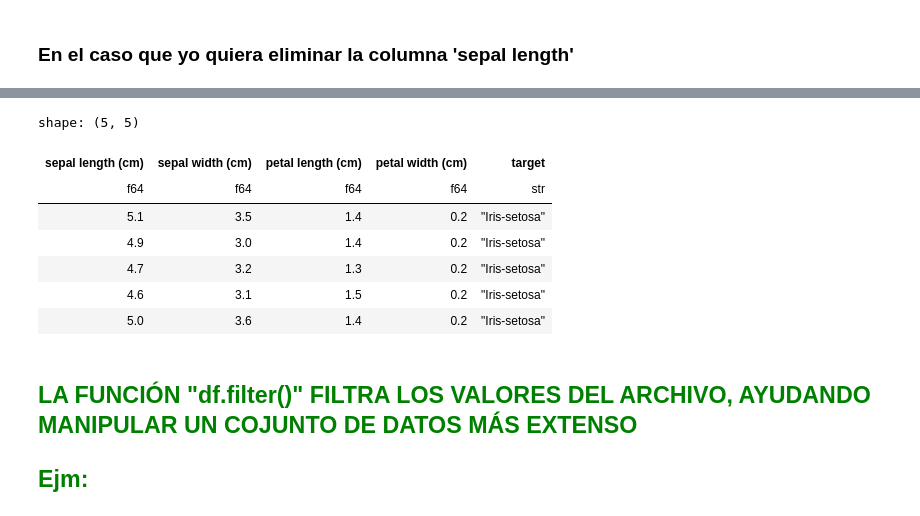
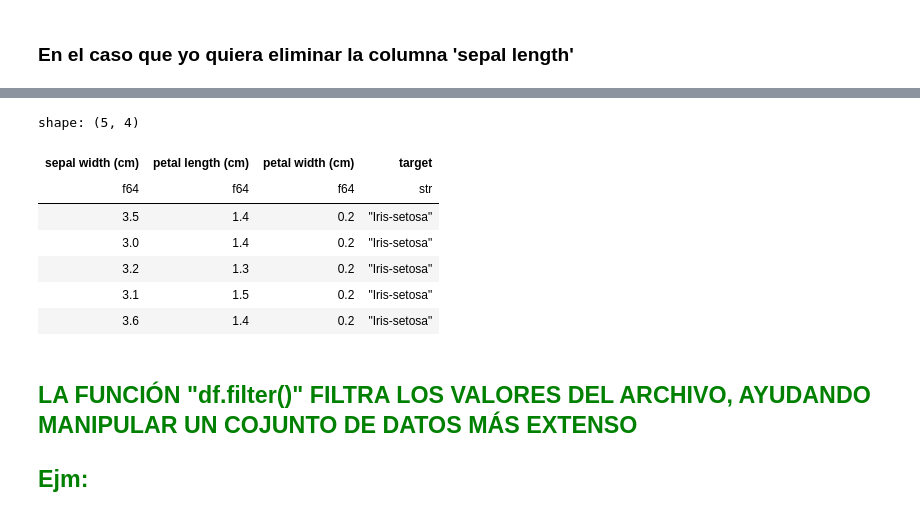
Before and after one commit to LuisDiaz1/Parcial, a Jupyter notebook: Parcial_LPII.ipynb, the cells around one changed output, grey strips where cells are left out. Cells and saved outputs as stored; diff of their text form; code cells hidden in the pictures.

```diff
--- a/Parcial_LPII.ipynb
+++ b/Parcial_LPII.ipynb
@@ -48,15 +94,15 @@ shape: (15, 5)
 # %%
-df.select([pl.exclude('sepal length')]).head()
-#seleccionamos e excluimos la columna'sepal length'
+df.select([pl.exclude('sepal length (cm)')]).head()
+# se elimina la columna 'sepal length (cm)'
 # %% [output]
-shape: (5, 5)
+shape: (5, 4)
-| sepal length (cm) | sepal width (cm) | petal length (cm) | petal width (cm) | target |
-| f64 | f64 | f64 | f64 | str |
-| 5.1 | 3.5 | 1.4 | 0.2 | "Iris-setosa" |
-| 4.9 | 3.0 | 1.4 | 0.2 | "Iris-setosa" |
-| 4.7 | 3.2 | 1.3 | 0.2 | "Iris-setosa" |
-| 4.6 | 3.1 | 1.5 | 0.2 | "Iris-setosa" |
-| 5.0 | 3.6 | 1.4 | 0.2 | "Iris-setosa" |
+| sepal width (cm) | petal length (cm) | petal width (cm) | target |
+| f64 | f64 | f64 | str |
+| 3.5 | 1.4 | 0.2 | "Iris-setosa" |
+| 3.0 | 1.4 | 0.2 | "Iris-setosa" |
+| 3.2 | 1.3 | 0.2 | "Iris-setosa" |
+| 3.1 | 1.5 | 0.2 | "Iris-setosa" |
+| 3.6 | 1.4 | 0.2 | "Iris-setosa" |
 # %% [markdown]
 ## <span style="color:green"> LA FUNCIÓN "df.filter()" FILTRA LOS VALORES DEL ARCHIVO, AYUDANDO MANIPULAR UN COJUNTO DE DATOS MÁS EXTENSO
 
```
Also changed, not shown: parts of 12 cells of this notebook, 1 other file.
